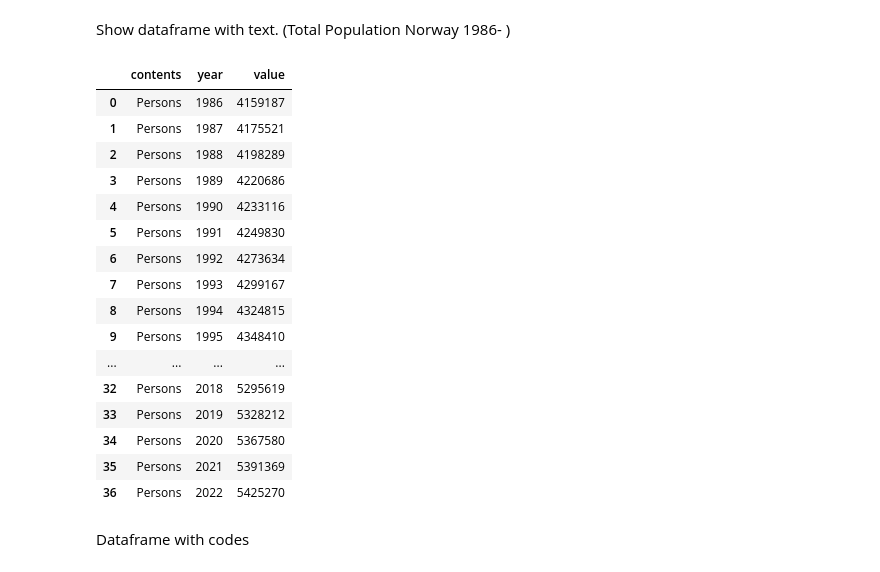
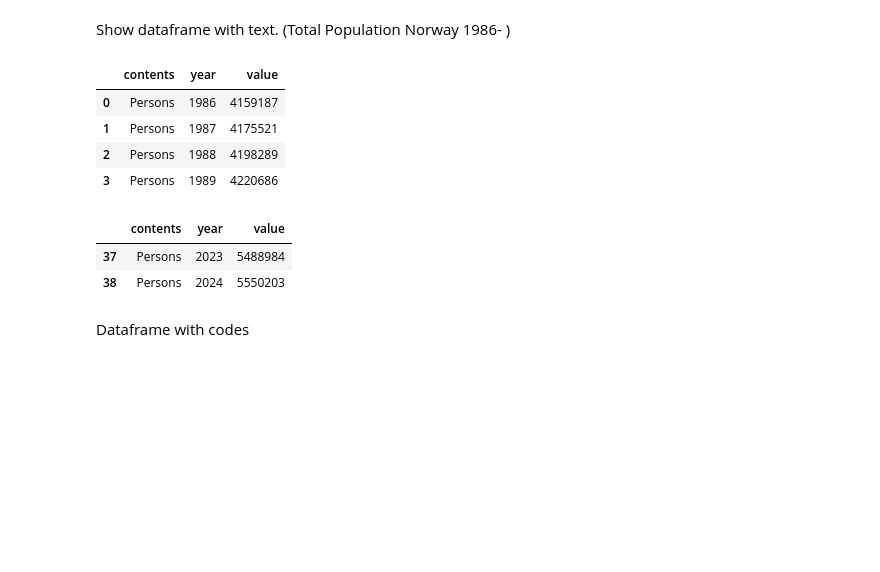
Before and after one commit to janbrus/ssb-api-python-examples, a Jupyter notebook: jsonstatToPandas_function-en.ipynb, the cells around one changed output. Cells and saved outputs as stored; diff of their text form; code cells hidden in the pictures; blank space fills up the shorter version.

```diff
--- a/jsonstatToPandas_function-en.ipynb
+++ b/jsonstatToPandas_function-en.ipynb
@@ -52,25 +50,19 @@ df, df_id, ds = apiToDataframe(postUrl, apiQuery)
 # %% [markdown]
 Show dataframe with text. (Total Population Norway 1986- )
 # %%
-df
+df.head(4)
 # %% [output]
 |  | contents | year | value |
 | 0 | Persons | 1986 | 4159187 |
 | 1 | Persons | 1987 | 4175521 |
 | 2 | Persons | 1988 | 4198289 |
 | 3 | Persons | 1989 | 4220686 |
-| 4 | Persons | 1990 | 4233116 |
-| 5 | Persons | 1991 | 4249830 |
-| 6 | Persons | 1992 | 4273634 |
-| 7 | Persons | 1993 | 4299167 |
-| 8 | Persons | 1994 | 4324815 |
-| 9 | Persons | 1995 | 4348410 |
-| ... | ... | ... | ... |
-| 32 | Persons | 2018 | 5295619 |
-| 33 | Persons | 2019 | 5328212 |
-| 34 | Persons | 2020 | 5367580 |
-| 35 | Persons | 2021 | 5391369 |
-| 36 | Persons | 2022 | 5425270 |
+# %%
+df.tail(2)
+# %% [output]
+|  | contents | year | value |
+| 37 | Persons | 2023 | 5488984 |
+| 38 | Persons | 2024 | 5550203 |
 # %% [markdown]
 Dataframe with codes
 # %%
```
Also changed, not shown: parts of 18 cells of this notebook, 1 other file.
